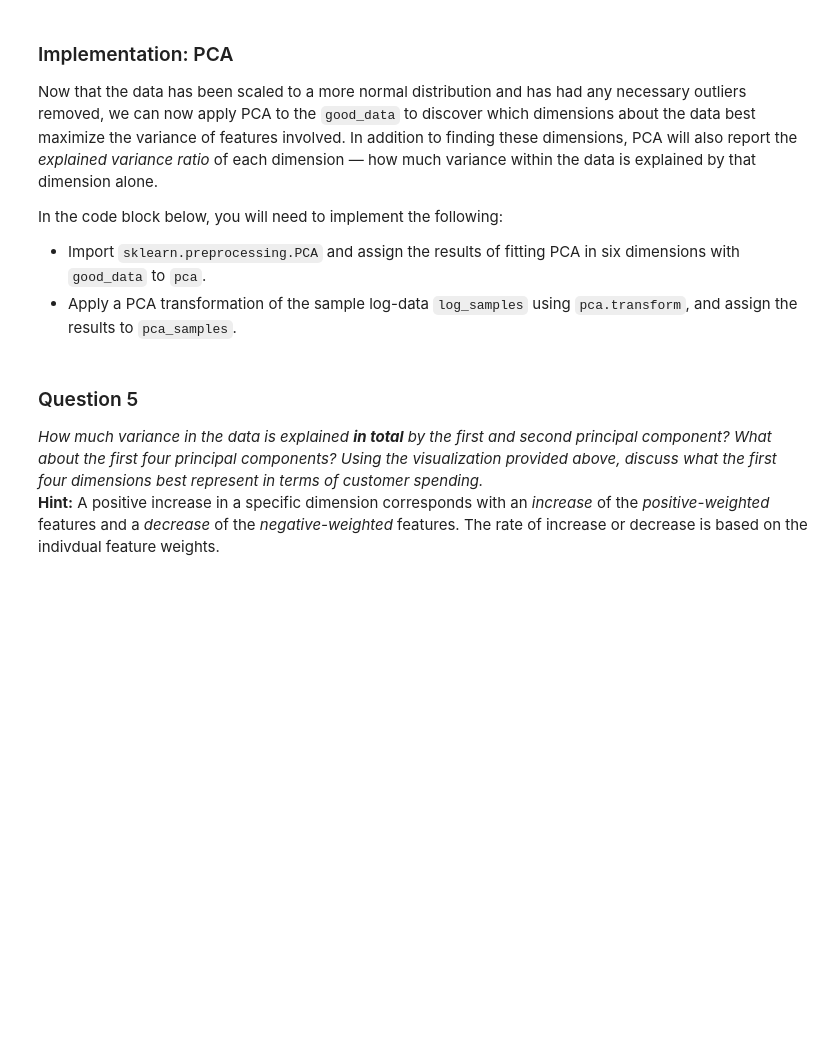
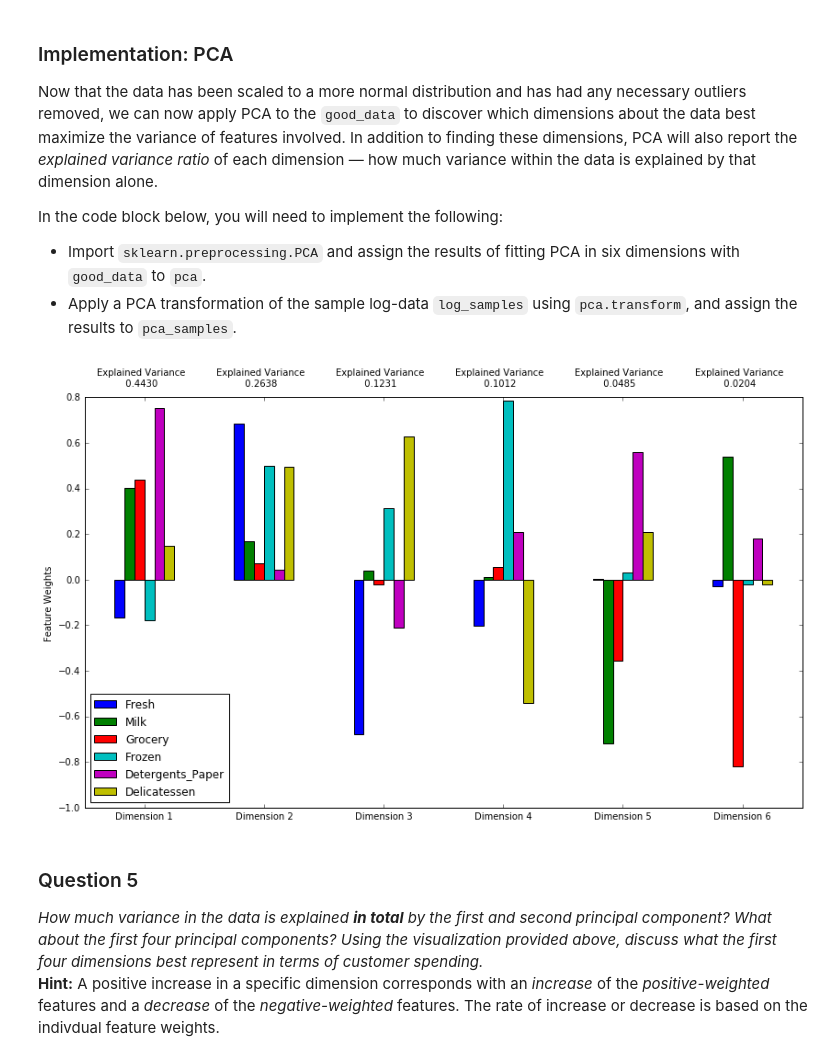
Before and after one commit to sjawhar/udacity-mlnd-customer-segments, a Jupyter notebook: customer_segments.ipynb, the cells around one changed output. Saved outputs shown, nothing was run; the diff lists cells and outputs as text; code cells hidden in the pictures; blank space fills up the shorter version.

Commit message:
Completed outlier identification and removal. Implemented PCA and discussed meaning of principal components.

```diff
--- a/customer_segments.ipynb
+++ b/customer_segments.ipynb
@@ -182,6 +182,9 @@ In the code block below, you will need to implement the following:
 Once you have performed this implementation, the dataset will be stored in the variable `good_data`.
 # %%
 # For each feature find the data points with extreme high or low values
+from collections import defaultdict
+outlier_count = defaultdict(lambda: 0)
+
 for feature in log_data.keys():
 
     # TODO: Calculate Q1 (25th percentile of the data) for the given feature
@@ -195,10 +198,14 @@ for feature in log_data.keys():
 
     # Display the outliers
     print "Data points considered outliers for the feature '{}':".format(feature)
-    display(log_data[~((log_data[feature] >= Q1 - step) & (log_data[feature] <= Q3 + step))])
+    feature_outliers = log_data[~((log_data[feature] >= Q1 - step) & (log_data[feature] <= Q3 + step))]
+    for index in feature_outliers.index.values:
+        outlier_count[index] += 1
+    display(feature_outliers)
 
 # OPTIONAL: Select the indices for data points you wish to remove
-outliers  = []
+outliers = [index for index, count in outlier_count.iteritems() if count > 1]
+print outliers
 
 # Remove the outliers, if any were specified
 good_data = log_data.drop(log_data.index[outliers]).reset_index(drop = True)
@@ -281,13 +289,16 @@ In the code block below, you will need to implement the following:
  - Apply a PCA transformation of the sample log-data `log_samples` using `pca.transform`, and assign the results to `pca_samples`.
 # %%
 # TODO: Apply PCA to the good data with the same number of dimensions as features
-pca = None
+from sklearn.decomposition import PCA
+pca = PCA(n_components = 6).fit(good_data)
 
 # TODO: Apply a PCA transformation to the sample log-data
-pca_samples = None
+pca_samples = pca.transform(log_samples)
 
 # Generate PCA results plot
 pca_results = rs.pca_results(good_data, pca)
+# %% [output]
+[figure, added]
 # %% [markdown]
 ### Question 5
 *How much variance in the data is explained* ***in total*** *by the first and second principal component? What about the first four principal components? Using the visualization provided above, discuss what the first four dimensions best represent in terms of customer spending.*
```
Also changed, not shown: parts of 7 cells of this notebook.
